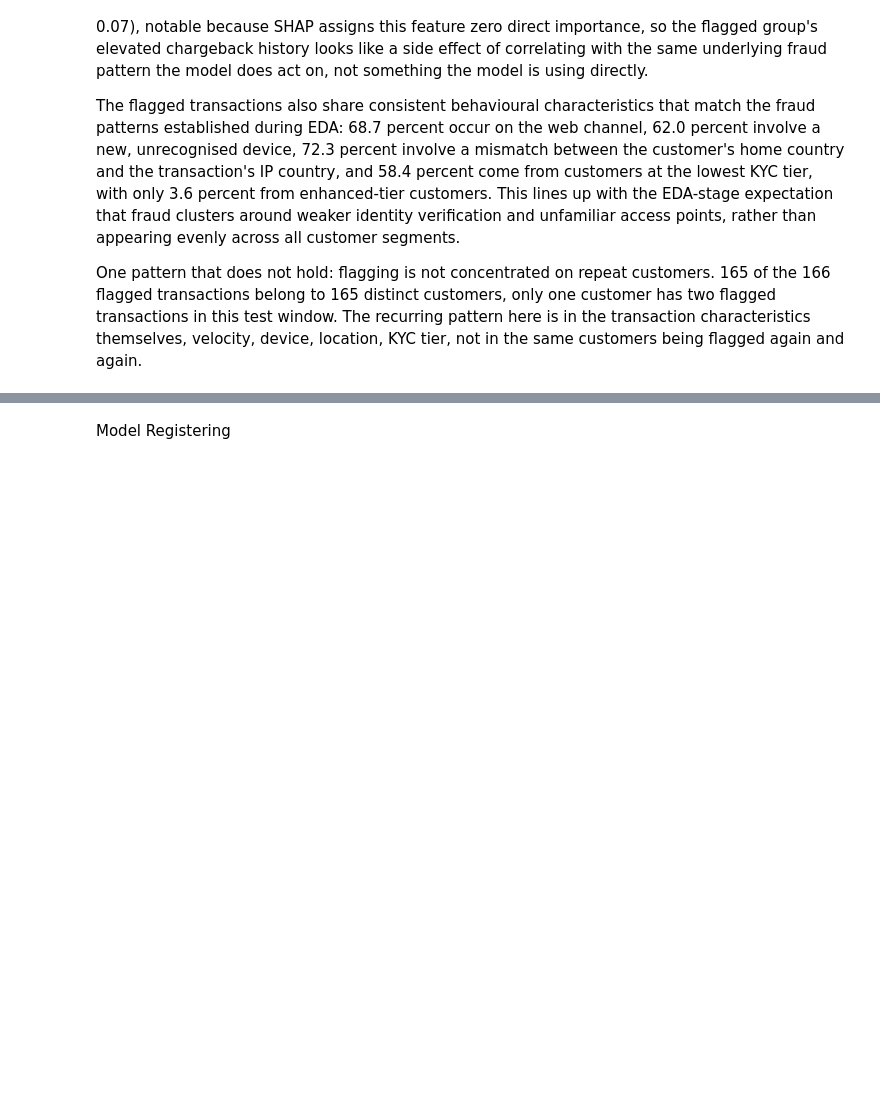
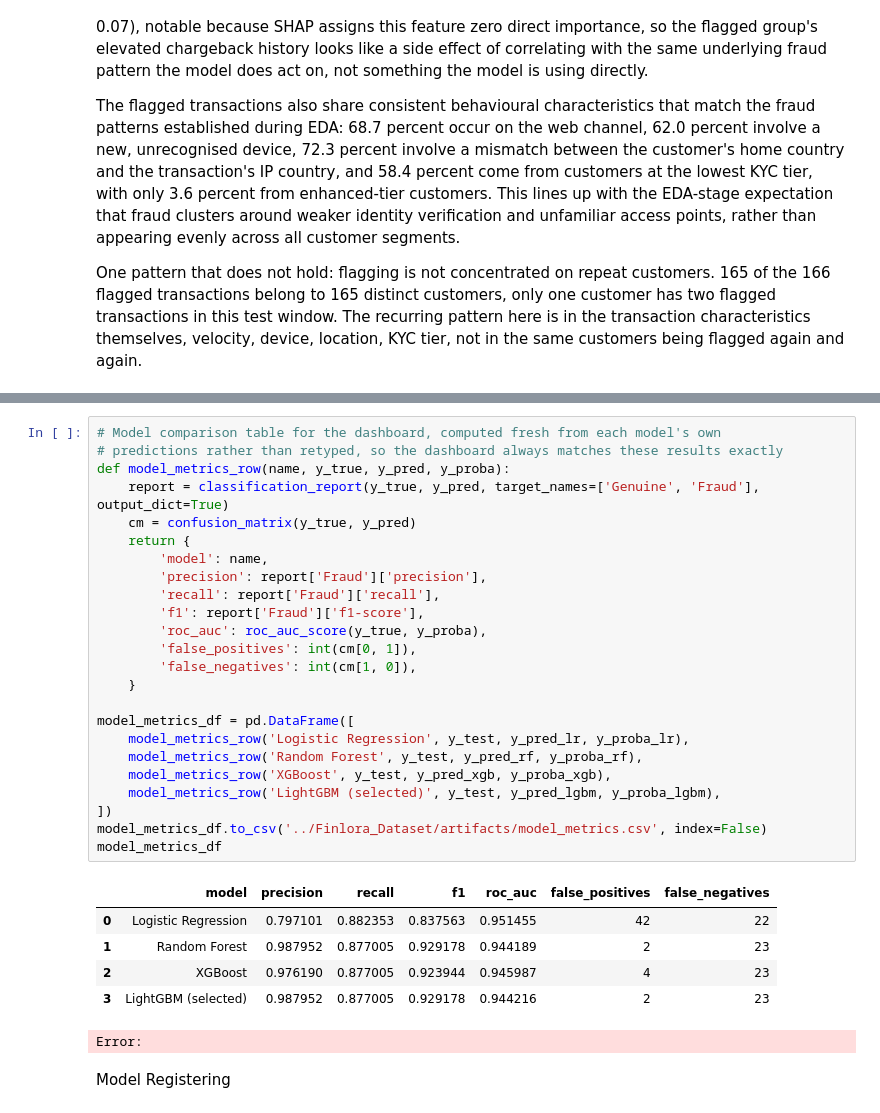
Before and after one commit to Chekwube-Uzoegwu/Fraudulent_Transaction_Detection_for_Finlora, a Jupyter notebook: Notebooks/Modelling.ipynb, the cells around one changed output, grey strips where cells are left out. Cells and saved outputs as stored; diff of their text form; blank space fills up the shorter version.

```diff
--- a/Notebooks/Modelling.ipynb
+++ b/Notebooks/Modelling.ipynb
@@ -757,3 +780,34 @@ One pattern that does not hold: flagging is not concentrated on repeat customers
+# %%
+# Model comparison table for the dashboard, computed fresh from each model's own
+# predictions rather than retyped, so the dashboard always matches these results exactly
+def model_metrics_row(name, y_true, y_pred, y_proba):
+    report = classification_report(y_true, y_pred, target_names=['Genuine', 'Fraud'], output_dict=True)
+    cm = confusion_matrix(y_true, y_pred)
+    return {
+        'model': name,
+        'precision': report['Fraud']['precision'],
+        'recall': report['Fraud']['recall'],
+        'f1': report['Fraud']['f1-score'],
+        'roc_auc': roc_auc_score(y_true, y_proba),
+        'false_positives': int(cm[0, 1]),
+        'false_negatives': int(cm[1, 0]),
+    }
+
+model_metrics_df = pd.DataFrame([
+    model_metrics_row('Logistic Regression', y_test, y_pred_lr, y_proba_lr),
+    model_metrics_row('Random Forest', y_test, y_pred_rf, y_proba_rf),
+    model_metrics_row('XGBoost', y_test, y_pred_xgb, y_proba_xgb),
+    model_metrics_row('LightGBM (selected)', y_test, y_pred_lgbm, y_proba_lgbm),
+])
+model_metrics_df.to_csv('../Finlora_Dataset/artifacts/model_metrics.csv', index=False)
+model_metrics_df
+# %% [output]
+|  | model | precision | recall | f1 | roc_auc | false_positives | false_negatives |
+| 0 | Logistic Regression | 0.797101 | 0.882353 | 0.837563 | 0.951455 | 42 | 22 |
+| 1 | Random Forest | 0.987952 | 0.877005 | 0.929178 | 0.944189 | 2 | 23 |
+| 2 | XGBoost | 0.976190 | 0.877005 | 0.923944 | 0.945987 | 4 | 23 |
+| 3 | LightGBM (selected) | 0.987952 | 0.877005 | 0.929178 | 0.944216 | 2 | 23 |
+Error:
 # %% [markdown]
 Model Registering
 # %%
```
Also changed, not shown: parts of 3 cells of this notebook, 2 other files.
